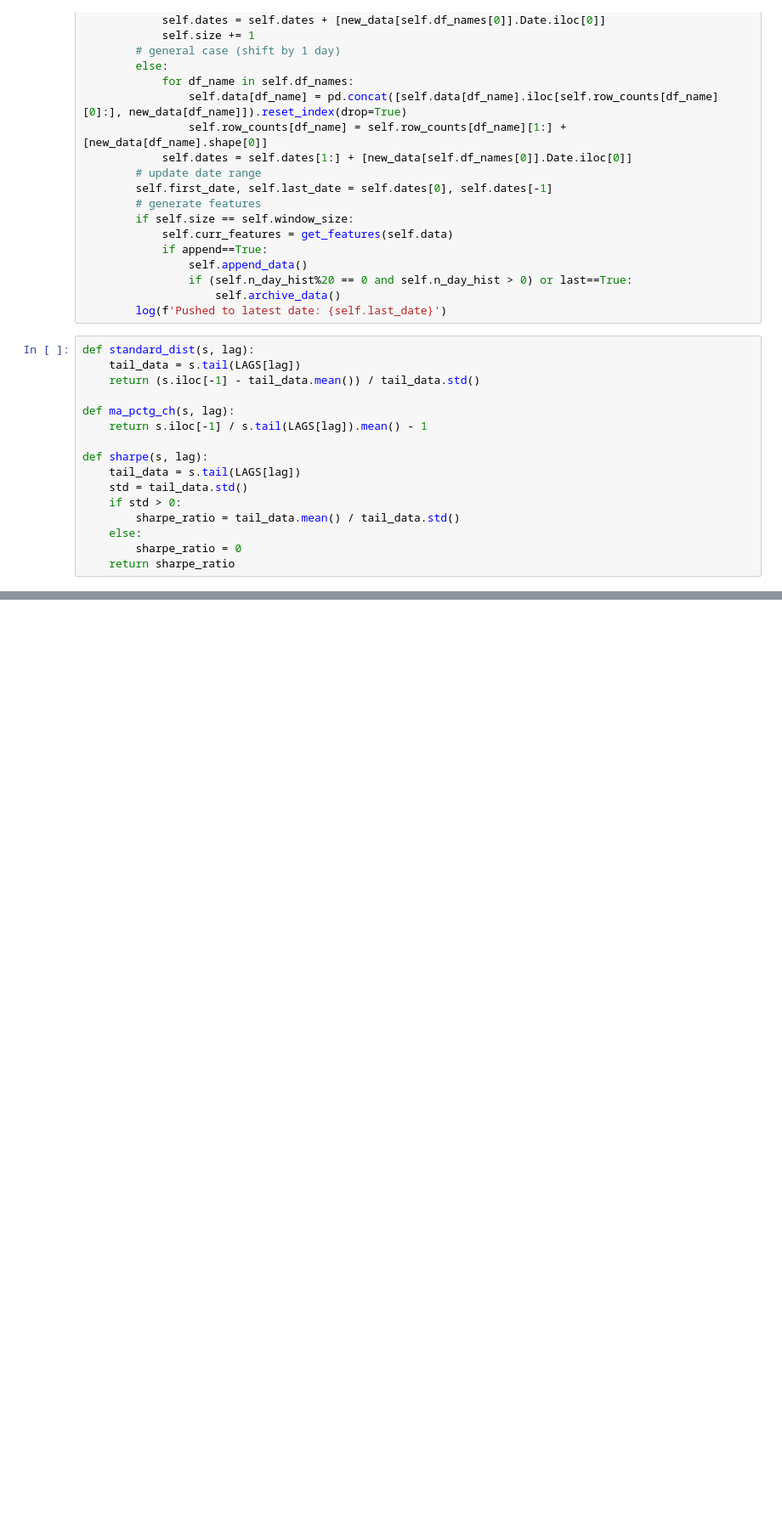
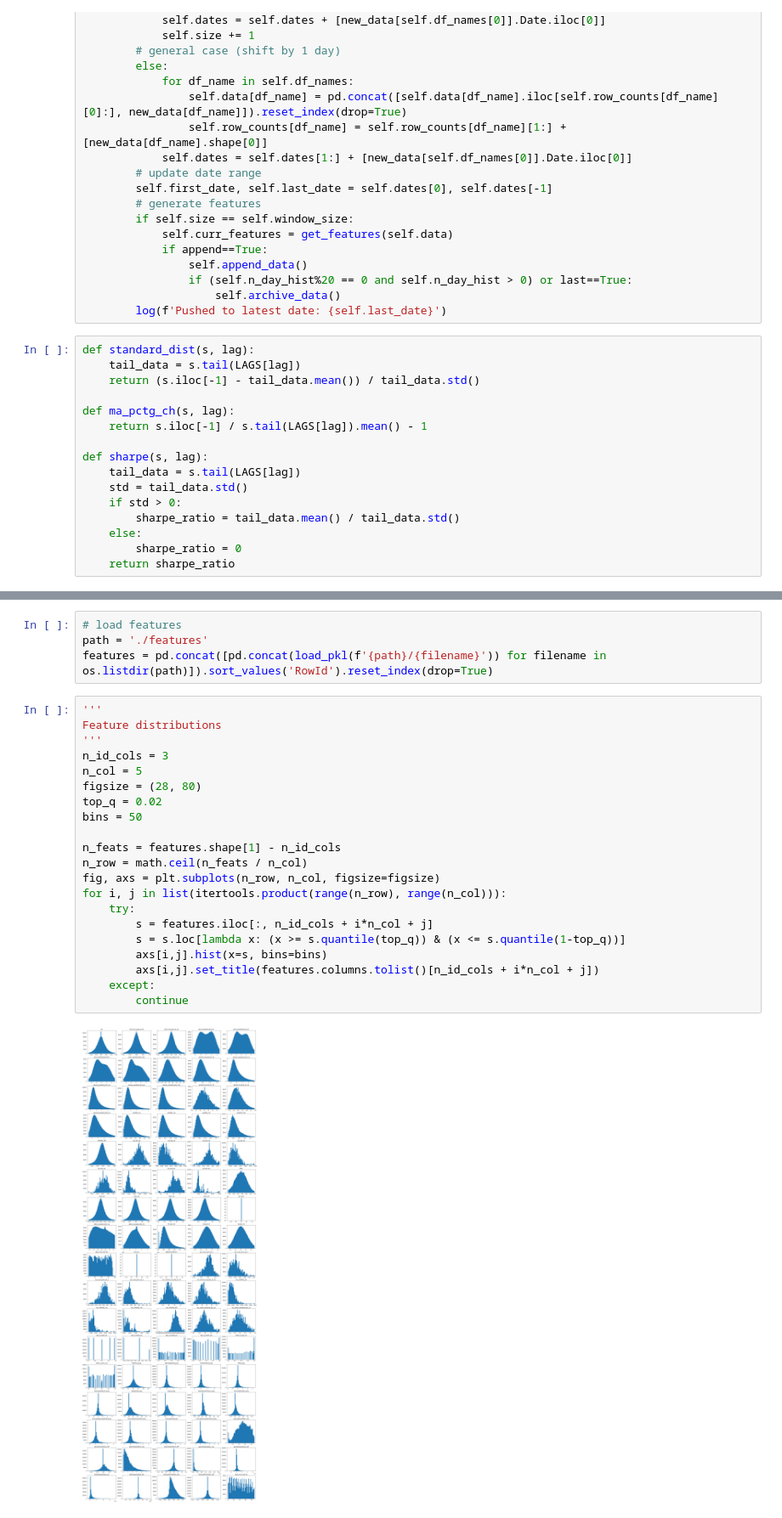
Before and after one commit to calebyung/JPX-Tokyo-Stock-Exchange-Prediction, a Jupyter notebook: jpx-feature-engineering.ipynb, the cells around one changed output, grey strips where cells are left out. Shown at 85% size. Saved outputs shown, nothing was run; the diff lists cells and outputs as text; blank space fills up the shorter version.

```diff
--- a/jpx-feature-engineering.ipynb
+++ b/jpx-feature-engineering.ipynb
@@ -357,0 +360,27 @@ Wall time: 4h 26min 40s
+# %%
+# load features
+path = './features'
+features = pd.concat([pd.concat(load_pkl(f'{path}/{filename}')) for filename in os.listdir(path)]).sort_values('RowId').reset_index(drop=True)
+# %%
+'''
+Feature distributions
+'''
+n_id_cols = 3
+n_col = 5
+figsize = (28, 80)
+top_q = 0.02
+bins = 50
+
+n_feats = features.shape[1] - n_id_cols
+n_row = math.ceil(n_feats / n_col)
+fig, axs = plt.subplots(n_row, n_col, figsize=figsize)
+for i, j in list(itertools.product(range(n_row), range(n_col))):
+    try:
+        s = features.iloc[:, n_id_cols + i*n_col + j]
+        s = s.loc[lambda x: (x >= s.quantile(top_q)) & (x <= s.quantile(1-top_q))]
+        axs[i,j].hist(x=s, bins=bins)
+        axs[i,j].set_title(features.columns.tolist()[n_id_cols + i*n_col + j])
+    except:
+        continue
+# %% [output]
+[figure, added]
```
Also changed, not shown: parts of 4 cells of this notebook.
